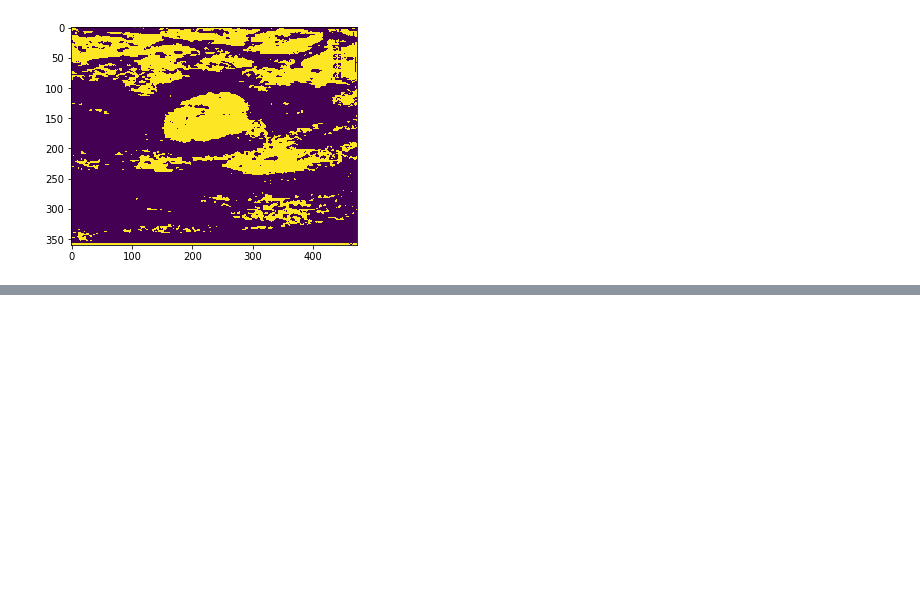
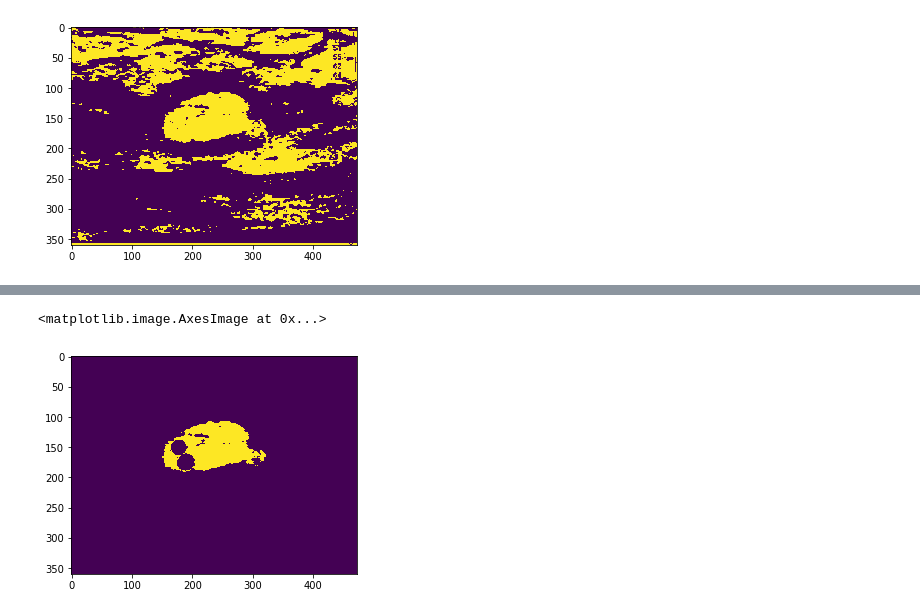
Before and after one commit to penn-ultrasound-research-laboratory/Deep-Ultrasound-Classification, a Jupyter notebook: _notebooks/LeakPluggingCary.ipynb, the cells around one changed output, grey strips where cells are left out. Cells and saved outputs as stored; diff of their text form; code cells hidden in the pictures; blank space fills up the shorter version.

```diff
--- a/_notebooks/LeakPluggingCary.ipynb
+++ b/_notebooks/LeakPluggingCary.ipynb
@@ -268,0 +285,5 @@ for radius in range(MAX_RADIUS, MIN_RADIUS-1, -1):
+# %%
+plt.imshow(radius_grown - as_binary_mask(composite_leak))
+# %% [output]
+<matplotlib.image.AxesImage at 0x...>
+[figure, added]
```
Also changed, not shown: parts of 5 cells of this notebook.
